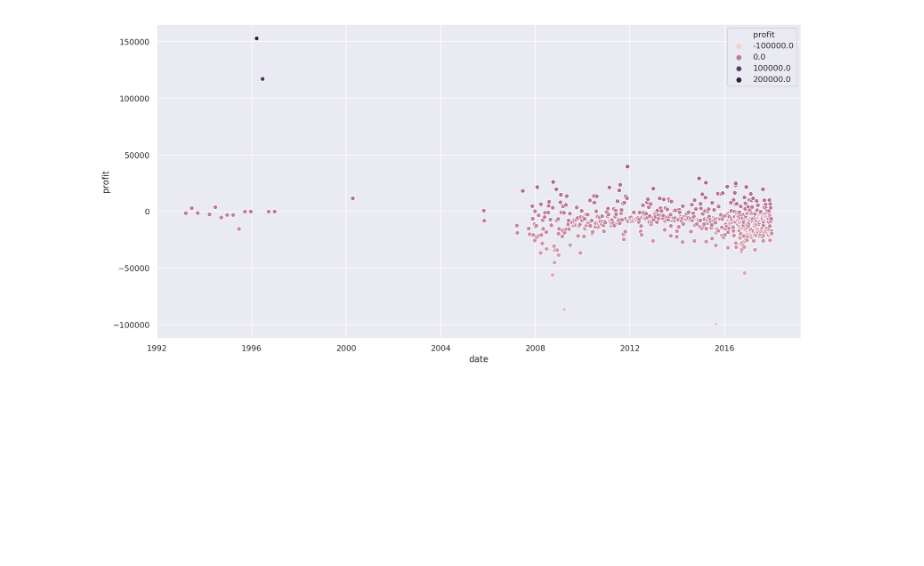
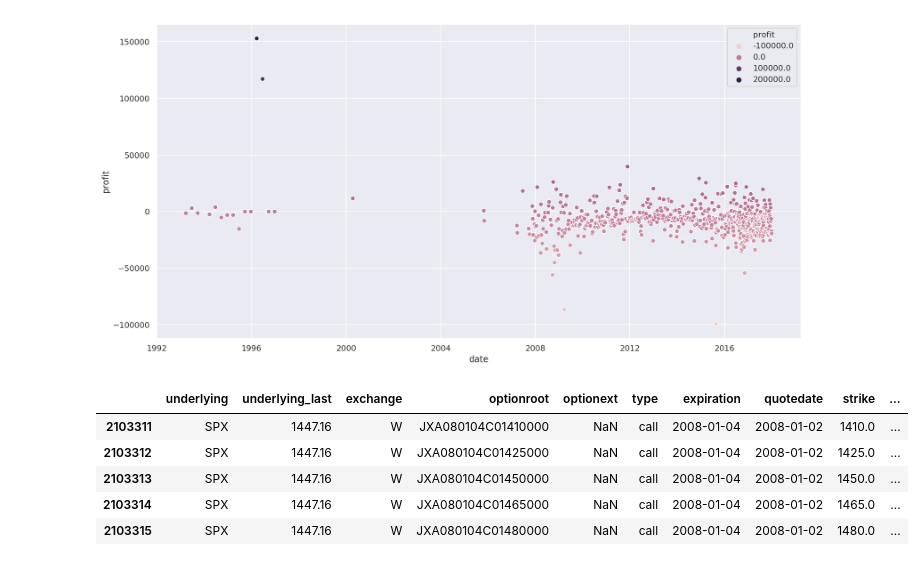
Before and after one commit to lambdaclass/finance_playground, a Jupyter notebook: notebooks/0.3-metdinov-exploring-options-strategies.ipynb, the cells around one changed output. Saved outputs shown, nothing was run; the diff lists cells and outputs as text; code cells hidden in the pictures; blank space fills up the shorter version.

```diff
--- a/notebooks/0.3-metdinov-exploring-options-strategies.ipynb
+++ b/notebooks/0.3-metdinov-exploring-options-strategies.ipynb
@@ -408,3 +350,14 @@ sns.scatterplot(x=week_dte.index, y="profit", hue="profit", data=week_dte, ax=ax
 # %% [output]
 <matplotlib.axes._subplots.AxesSubplot at 0x...>
 [figure]
+# %%
+spx_2008_to_2018 = all_data.query("quotedate>='2008-01-01'")
+# %%
+spx_2008_to_2018.head()
+# %% [output]
+|  | underlying | underlying_last | exchange | optionroot | optionext | type | expiration | quotedate | strike | ... |
+| 2103311 | SPX | 1447.16 | W | JXA080104C01410000 | NaN | call | 2008-01-04 | 2008-01-02 | 1410.0 | ... |
+| 2103312 | SPX | 1447.16 | W | JXA080104C01425000 | NaN | call | 2008-01-04 | 2008-01-02 | 1425.0 | ... |
+| 2103313 | SPX | 1447.16 | W | JXA080104C01450000 | NaN | call | 2008-01-04 | 2008-01-02 | 1450.0 | ... |
+| 2103314 | SPX | 1447.16 | W | JXA080104C01465000 | NaN | call | 2008-01-04 | 2008-01-02 | 1465.0 | ... |
+| 2103315 | SPX | 1447.16 | W | JXA080104C01480000 | NaN | call | 2008-01-04 | 2008-01-02 | 1480.0 | ... |
```
Also changed, not shown: parts of 20 cells of this notebook.
